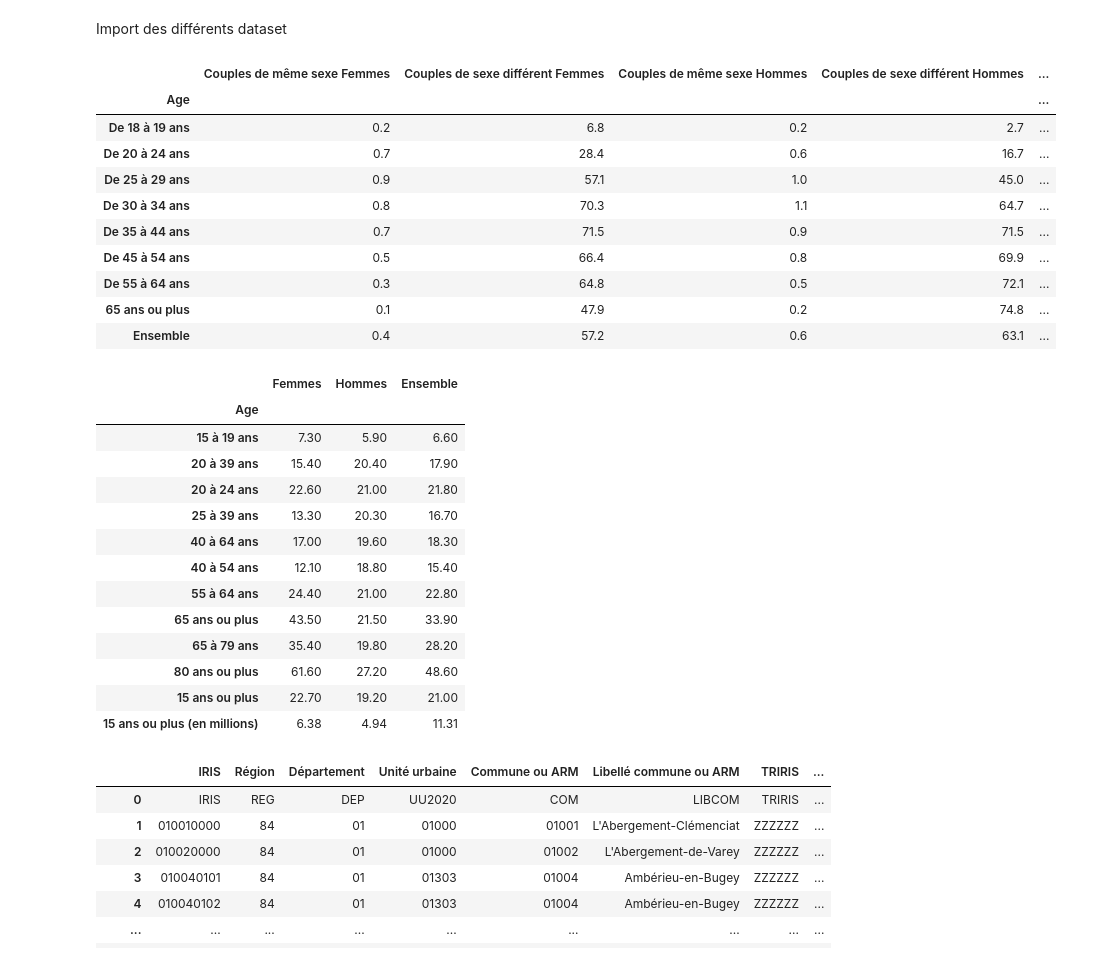
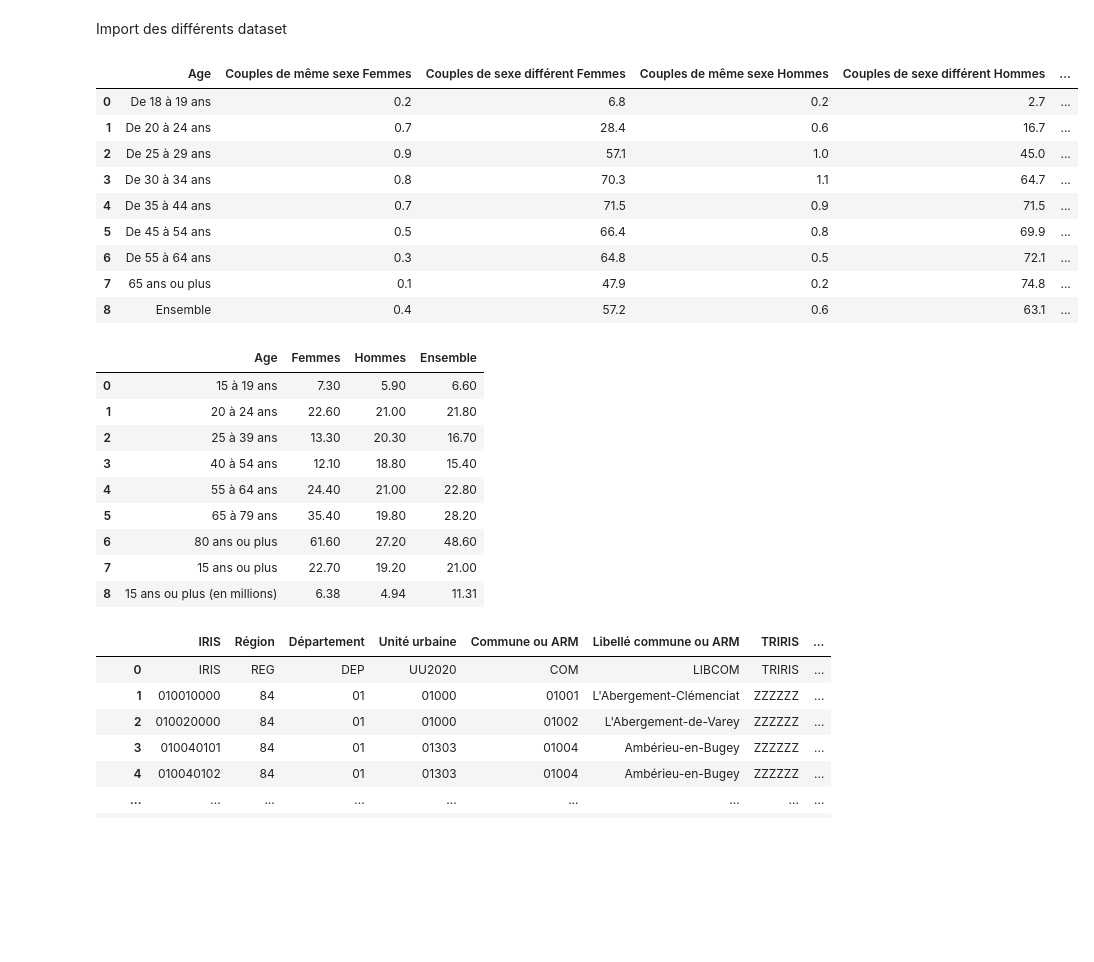
Before and after one commit to Faate-App/AI_Playground, a Jupyter notebook: Firstanalyse.ipynb, the cells around one changed output. Cells and saved outputs as stored; diff of their text form; code cells hidden in the pictures; blank space fills up the shorter version.

```diff
--- a/Firstanalyse.ipynb
+++ b/Firstanalyse.ipynb
@@ -173,40 +177,36 @@ tranche_cible_emploi = 22862357 #25-54 ans
 Import des différents dataset
 # %%
 datacouple = pd.read_excel("data//ip1774.xls", sheet_name="Figure 1")
-datacouple = datacouple.set_index(datacouple.columns[0])
+#datacouple = datacouple.set_index(datacouple.columns[0])
 datacouple = datacouple.dropna()
 datacouple
 # %% [output]
-|  | Couples de même sexe Femmes | Couples de sexe différent Femmes | Couples de même sexe Hommes | Couples de sexe différent Hommes | ... |
-| Age |  |  |  |  | ... |
-| De 18 à 19 ans | 0.2 | 6.8 | 0.2 | 2.7 | ... |
-| De 20 à 24 ans | 0.7 | 28.4 | 0.6 | 16.7 | ... |
-| De 25 à 29 ans | 0.9 | 57.1 | 1.0 | 45.0 | ... |
-| De 30 à 34 ans | 0.8 | 70.3 | 1.1 | 64.7 | ... |
-| De 35 à 44 ans | 0.7 | 71.5 | 0.9 | 71.5 | ... |
-| De 45 à 54 ans | 0.5 | 66.4 | 0.8 | 69.9 | ... |
-| De 55 à 64 ans | 0.3 | 64.8 | 0.5 | 72.1 | ... |
-| 65 ans ou plus | 0.1 | 47.9 | 0.2 | 74.8 | ... |
-| Ensemble | 0.4 | 57.2 | 0.6 | 63.1 | ... |
+|  | Age | Couples de même sexe Femmes | Couples de sexe différent Femmes | Couples de même sexe Hommes | Couples de sexe différent Hommes | ... |
+| 0 | De 18 à 19 ans | 0.2 | 6.8 | 0.2 | 2.7 | ... |
+| 1 | De 20 à 24 ans | 0.7 | 28.4 | 0.6 | 16.7 | ... |
+| 2 | De 25 à 29 ans | 0.9 | 57.1 | 1.0 | 45.0 | ... |
+| 3 | De 30 à 34 ans | 0.8 | 70.3 | 1.1 | 64.7 | ... |
+| 4 | De 35 à 44 ans | 0.7 | 71.5 | 0.9 | 71.5 | ... |
+| 5 | De 45 à 54 ans | 0.5 | 66.4 | 0.8 | 69.9 | ... |
+| 6 | De 55 à 64 ans | 0.3 | 64.8 | 0.5 | 72.1 | ... |
+| 7 | 65 ans ou plus | 0.1 | 47.9 | 0.2 | 74.8 | ... |
+| 8 | Ensemble | 0.4 | 57.2 | 0.6 | 63.1 | ... |
 # %%
 personnevivantseul = pd.read_excel("data//demo-couple-pers-seul-log-age.xlsx")
-personnevivantseul = personnevivantseul.set_index(personnevivantseul.columns[0])
+#personnevivantseul = personnevivantseul.set_index(personnevivantseul.columns[0])
+
 personnevivantseul
 # %% [output]
-|  | Femmes | Hommes | Ensemble |
-| Age |  |  |  |
-| 15 à 19 ans | 7.30 | 5.90 | 6.60 |
-| 20 à 39 ans | 15.40 | 20.40 | 17.90 |
-| 20 à 24 ans | 22.60 | 21.00 | 21.80 |
-| 25 à 39 ans | 13.30 | 20.30 | 16.70 |
-| 40 à 64 ans | 17.00 | 19.60 | 18.30 |
-| 40 à 54 ans | 12.10 | 18.80 | 15.40 |
-| 55 à 64 ans | 24.40 | 21.00 | 22.80 |
-| 65 ans ou plus | 43.50 | 21.50 | 33.90 |
-| 65 à 79 ans | 35.40 | 19.80 | 28.20 |
-| 80 ans ou plus | 61.60 | 27.20 | 48.60 |
-| 15 ans ou plus | 22.70 | 19.20 | 21.00 |
-| 15 ans ou plus (en millions) | 6.38 | 4.94 | 11.31 |
+|  | Age | Femmes | Hommes | Ensemble |
+| 0 | 15 à 19 ans | 7.30 | 5.90 | 6.60 |
+| 1 | 20 à 24 ans | 22.60 | 21.00 | 21.80 |
+| 2 | 25 à 39 ans | 13.30 | 20.30 | 16.70 |
+| 3 | 40 à 54 ans | 12.10 | 18.80 | 15.40 |
+| 4 | 55 à 64 ans | 24.40 | 21.00 | 22.80 |
+| 5 | 65 à 79 ans | 35.40 | 19.80 | 28.20 |
+| 6 | 80 ans ou plus | 61.60 | 27.20 | 48.60 |
+| 7 | 15 ans ou plus | 22.70 | 19.20 | 21.00 |
+| 8 | 15 ans ou plus (en millions) | 6.38 | 4.94 | 11.31 |
 # %%
 basecouple = pd.read_excel("data//base-ic-couples-familles-menages-2020.xlsx", sheet_name="IRIS")
 basecouple
```
Also changed, not shown: parts of 19 cells of this notebook.
